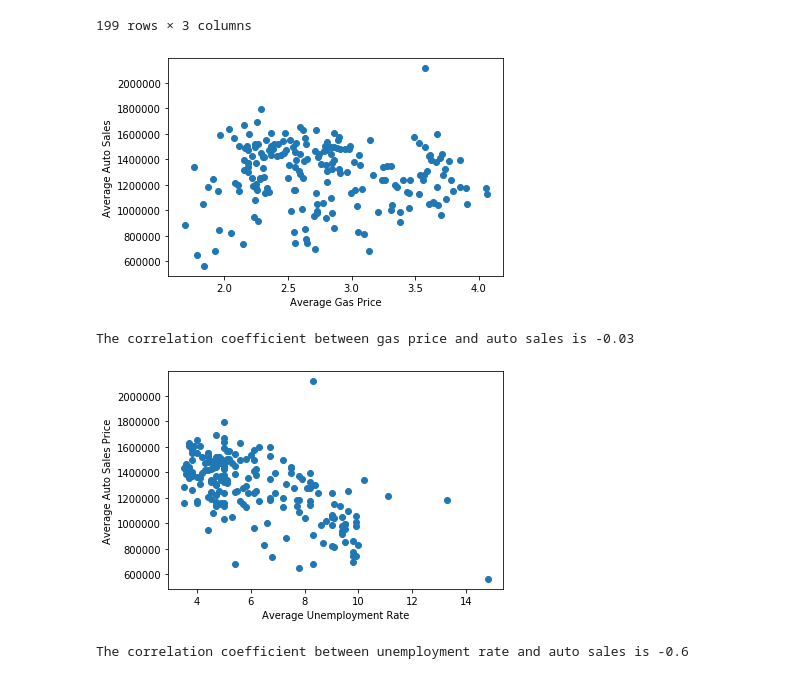
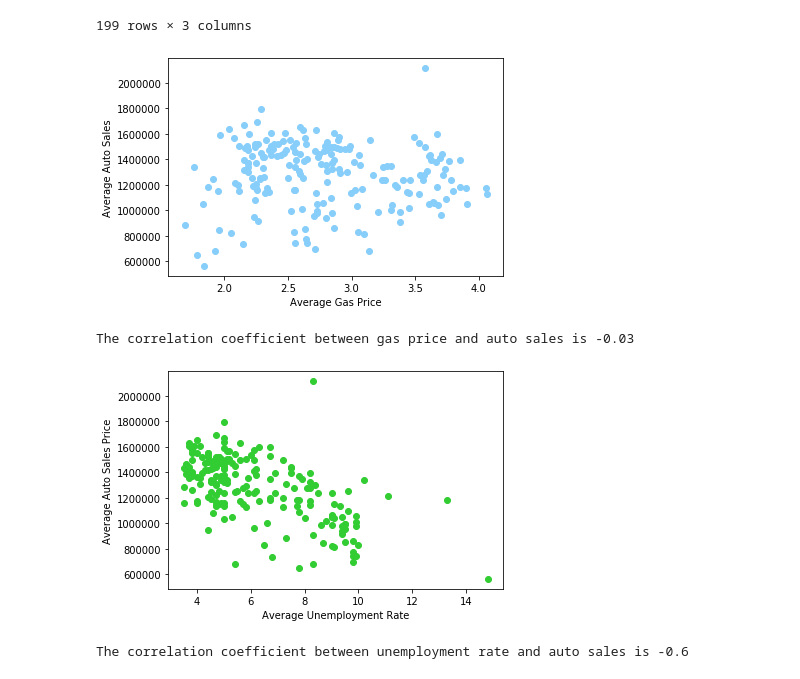
Before and after one commit to michelleherman13/auto-sales, a Jupyter notebook: data/linegraphs.ipynb, the cells around one changed output. Cells and saved outputs as stored; diff of their text form; code cells hidden in the pictures.

```diff
--- a/data/linegraphs.ipynb
+++ b/data/linegraphs.ipynb
@@ -270,14 +270,14 @@ summary_mean
 # %%
 # Generate a scatter plot of average gas price vs. auto sales
 
-plt.scatter(mean_gas,mean_sales)
+plt.scatter(mean_gas,mean_sales, color="lightskyblue")
 plt.xlabel("Average Gas Price")
 plt.ylabel("Average Auto Sales")
 
 
 plt.show()
 # %% [output]
-[figure, old version]
+[figure, new version]
 # %%
 print(f"The correlation coefficient between gas price and auto sales is {round(st.pearsonr(mean_gas,mean_sales)[0],2)}")
 # %% [output]
@@ -286,14 +286,14 @@ The correlation coefficient between gas price and auto sales is -0.03
 # Generate a scatter plot of average unemployment rate vs. auto sales
 
 
-plt.scatter(mean_ue,mean_sales)
+plt.scatter(mean_ue,mean_sales, color="limegreen")
 plt.xlabel("Average Unemployment Rate")
 plt.ylabel("Average Auto Sales Price")
 
 
 plt.show()
 # %% [output]
-[figure, old version]
+[figure, new version]
 # %%
 print(f"The correlation coefficient between unemployment rate and auto sales is {round(st.pearsonr(mean_ue,mean_sales)[0],2)}")
 # %% [output]
```
